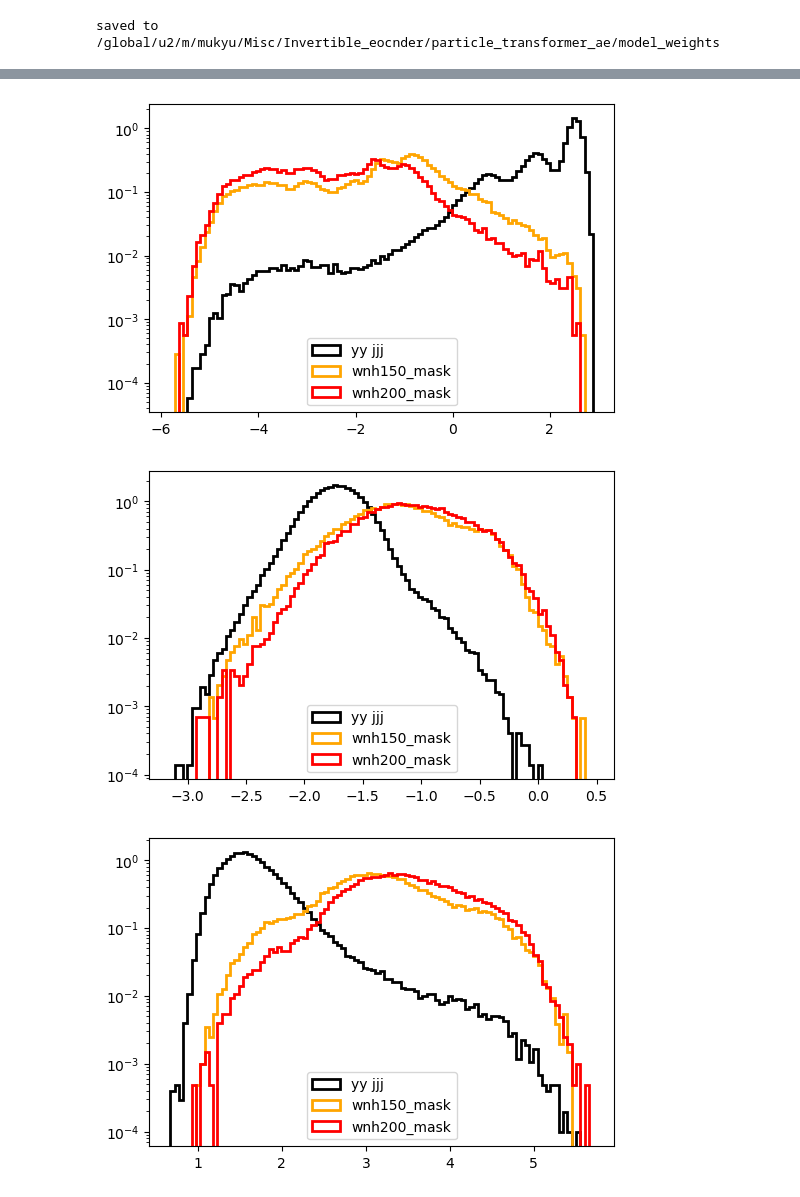
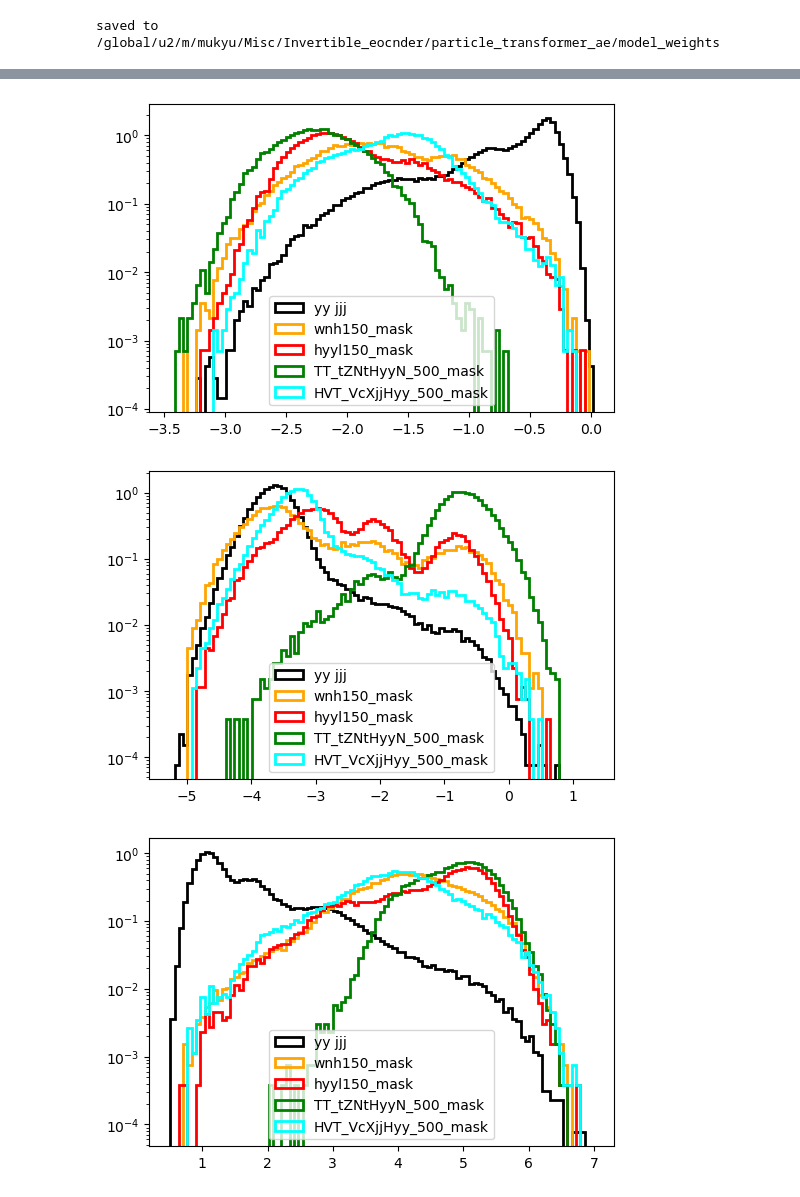
Before and after one commit to Patchouligoo/particle_transformer_ae, a Jupyter notebook: jupyternotebooks/train_contrastive_autoencoder.ipynb, the cells around one changed output, grey strips where cells are left out. Drawn from its saved outputs; the diff is of its cells as text; code cells hidden in the pictures.

```diff
--- a/jupyternotebooks/train_contrastive_autoencoder.ipynb
+++ b/jupyternotebooks/train_contrastive_autoencoder.ipynb
@@ -118,7 +122,8 @@ def make_dataset(rows):
         particle_level=arrays_normalized["particle_level"][rows],
         kin_raw=arrays_normalized["kin_raw"][rows],                          # raw pt, eta, phi, m: the pair features are built per batch from these
         mask_data=presence_mask(arrays_normalized["particle_level"][rows]),  # 1 where the object exists
-        label=arrays_normalized["process_id"][rows],
+        process_id=arrays_normalized["process_id"][rows],
+        group_id=arrays_normalized["group_id"][rows],                        # haxad contrastive group: signal mass points share one
         device=device,
         interaction_norm=build_interaction_norm(normalization_params),       # [(type, mean, std), ...] applied to the pair features per batch
     )
@@ -127,11 +132,11 @@ def make_dataset(rows):
 train_dataset = make_dataset(slice(0, n_train))
 val_dataset = make_dataset(slice(n_train, n_events))
 
-# balanced sampling for training: every process gets the same share of each batch (weight = 1 / its event count),
-# drawn with replacement like haxad's weighted loader. Without it 88% of every batch is nonres, which dominates
+# balanced sampling for training: every contrastive group gets the same share of each batch (weight = 1 / its event
+# count), drawn with replacement like haxad's weighted loader. Without it 88% of every batch is nonres, which dominates
 # both the contrastive anchors and the reconstruction fit. Validation stays unweighted: the real mix.
-train_process_id = arrays_normalized["process_id"][:n_train]
-_, inverse, counts = np.unique(train_process_id, return_inverse=True, return_counts=True)
+train_group_id = arrays_normalized["group_id"][:n_train]
+_, inverse, counts = np.unique(train_group_id, return_inverse=True, return_counts=True)
 train_sample_weights = 1.0 / counts[inverse]
 
 train_dataloader = GpuBatchLoader(train_dataset, batch_size=4096, weights=train_sample_weights)  # whole-batch gather on the device; torch DataLoader is 30-500x slower here
@@ -194,11 +199,11 @@ def run_epoch(model, dataloader, optimizer=None, scheduler=None):
     totals = {"loss": 0.0, "mse": 0.0, "bce": 0.0, "contrastive_loss": 0.0, "mse_per_feature": torch.zeros(NUM_PARTICLE_FEATURES, device=device)}
     grad_norms = []
     with torch.set_grad_enabled(optimizer is not None):
-        for particle_level, interaction, mask, label in dataloader:
+        for particle_level, interaction, mask, process_id, group_id in dataloader:
             reco, presence_logits, z = model((particle_level, interaction, mask))
             loss, components = compute_loss(reco, presence_logits, particle_level, mask, valid)
 
-            contrastive_loss = supervised_contrastive_loss(z, label.view(-1, 1))  # reshape label to (B, 1) for contrastive loss
+            contrastive_loss = supervised_contrastive_loss(z, group_id.view(-1, 1))  # (B, 1) group labels: same group = positive pair
             loss = loss + lambda_c * contrastive_loss
 
             if optimizer is not None:
@@ -291,24 +296,27 @@ validation_features_target = []
 validation_features_reco = []
 validation_presence_reco = []
 validation_process_id = []
+validation_group_id = []
 validation_latent_z = []
 
 autoencoder_model.eval()
 with torch.no_grad():
     for batch in val_dataloader:
-        particle_level, interaction, mask, label = batch
+        particle_level, interaction, mask, process_id, group_id = batch
         # inference=True: the btag column of reco and the presence vector come out as probabilities (sigmoid applied)
         reco, presence, z = autoencoder_model((particle_level, interaction, mask), inference=True)
         validation_features_target.append(particle_level.cpu())
         validation_features_reco.append(reco.cpu())
         validation_presence_reco.append(presence.cpu())
-        validation_process_id.append(label.cpu())
+        validation_process_id.append(process_id.cpu())
+        validation_group_id.append(group_id.cpu())
         validation_latent_z.append(z.cpu())
 
 validation_features_target = np.concatenate(validation_features_target, axis=0)
 validation_features_reco = np.concatenate(validation_features_reco, axis=0)
 validation_presence_reco = np.concatenate(validation_presence_reco, axis=0)
 validation_process_id = np.concatenate(validation_process_id, axis=0)
+validation_group_id = np.concatenate(validation_group_id, axis=0)
 validation_latent_z = np.concatenate(validation_latent_z, axis=0)
 # %%
 # photon 1 pt
@@ -588,8 +597,14 @@ for dim in range(validation_latent_z.shape[1]):
     wnh150_mask = validation_process_id == -1
     plt.hist(validation_latent_z[wnh150_mask, dim], bins=bins, histtype='step', label="wnh150_mask", density=True, linewidth=2, color="orange")
 
-    wnh200_mask = validation_process_id == -2
-    plt.hist(validation_latent_z[wnh200_mask, dim], bins=bins, histtype='step', label="wnh200_mask", density=True, linewidth=2, color="red")
+    hyyl150_mask = validation_process_id == -5
+    plt.hist(validation_latent_z[hyyl150_mask, dim], bins=bins, histtype='step', label="hyyl150_mask", density=True, linewidth=2, color="red")
+
+    TT_tZNtHyyN_500_mask = validation_process_id == -8
+    plt.hist(validation_latent_z[TT_tZNtHyyN_500_mask, dim], bins=bins, histtype='step', label="TT_tZNtHyyN_500_mask", density=True, linewidth=2, color="green")
+
+    HVT_VcXjjHyy_500_mask = validation_process_id == -11
+    plt.hist(validation_latent_z[HVT_VcXjjHyy_500_mask, dim], bins=bins, histtype='step', label="HVT_VcXjjHyy_500_mask", density=True, linewidth=2, color="cyan")
 
     plt.yscale("log")
     plt.legend()
@@ -603,3 +618,3 @@ for dim in range(validation_latent_z.shape[1]):
-[figure, old version]
+[figure, new version]
-[figure, old version]
+[figure, new version]
-[figure, old version]
+[figure, new version]
```
Also changed, not shown: parts of 14 cells of this notebook, 1 other file.
